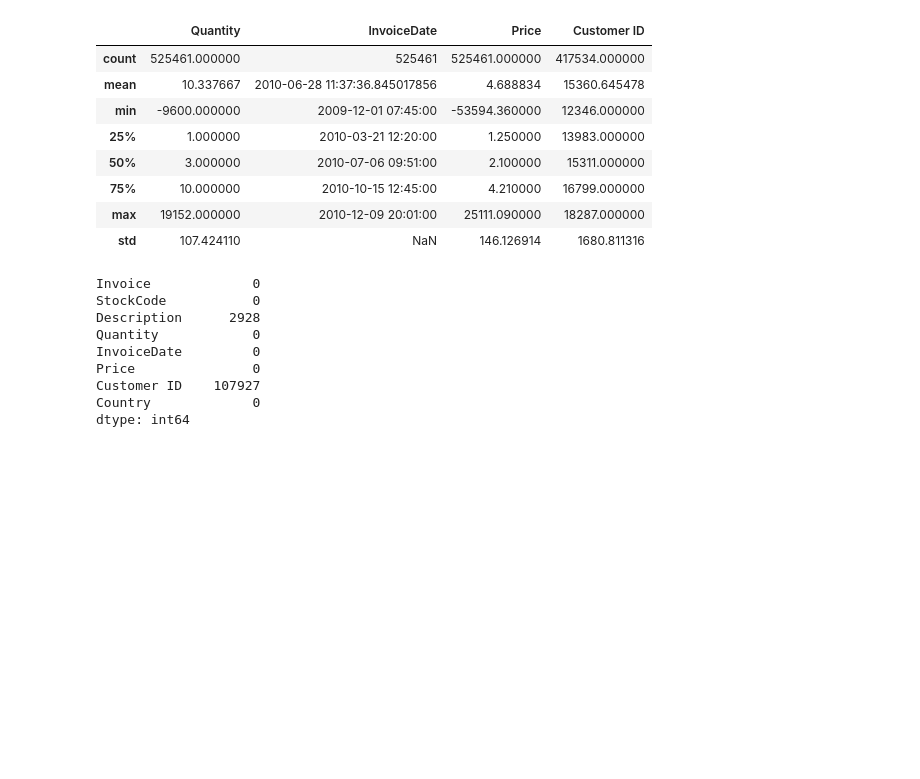
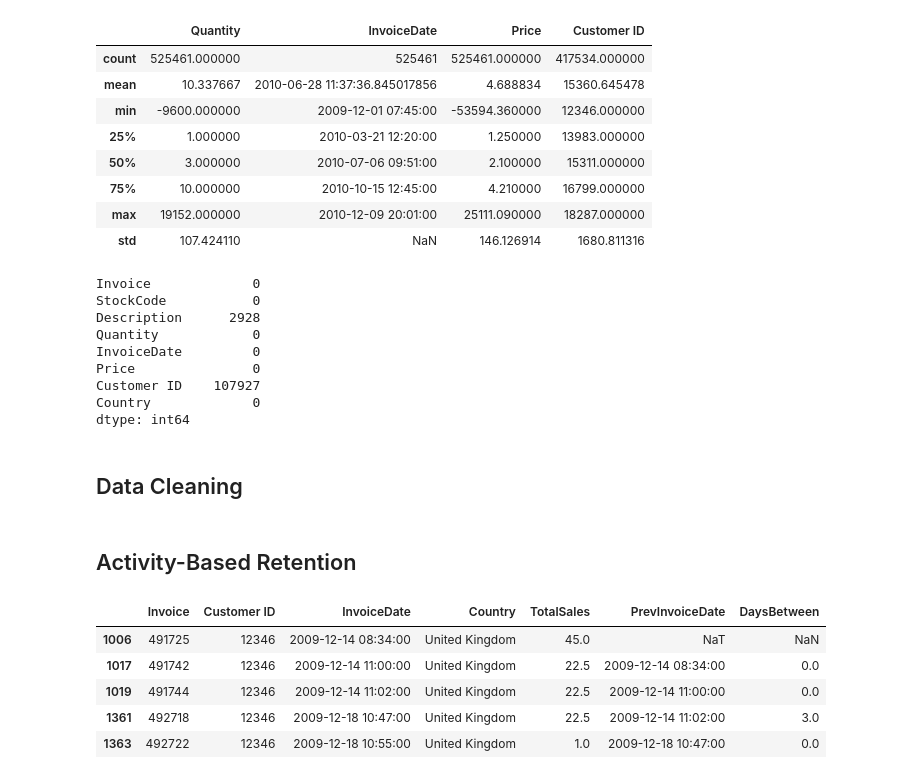
Before and after one commit to Areco892/customer-churn, a Jupyter notebook: analysis.ipynb, the cells around one changed output. Cells and saved outputs as stored; diff of their text form; code cells hidden in the pictures; blank space fills up the shorter version.

```diff
--- a/analysis.ipynb
+++ b/analysis.ipynb
@@ -77,6 +60,8 @@ Price               0
 Customer ID    107927
 Country             0
 dtype: int64
+# %% [markdown]
+## Data Cleaning
 # %%
 # Data Cleaning for 2009-2010 Data
 df = df_2009.copy()
@@ -113,0 +90,16 @@ df = df.groupby(['Invoice', 'Customer ID', 'InvoiceDate', 'Country'], as_index=F
+# %% [markdown]
+## Activity-Based Retention
+# %%
+df = df.groupby(['Invoice', 'Customer ID', 'InvoiceDate', 'Country'], as_index=False).agg({'TotalSales': 'sum'})
+df = df.sort_values(['Customer ID', 'InvoiceDate'])
+
+df['PrevInvoiceDate'] = df.groupby('Customer ID')['InvoiceDate'].shift(1)
+df['DaysBetween'] = (df['InvoiceDate'] - df['PrevInvoiceDate']).dt.days
+df.head()
+# %% [output]
+|  | Invoice | Customer ID | InvoiceDate | Country | TotalSales | PrevInvoiceDate | DaysBetween |
+| 1006 | 491725 | 12346 | 2009-12-14 08:34:00 | United Kingdom | 45.0 | NaT | NaN |
+| 1017 | 491742 | 12346 | 2009-12-14 11:00:00 | United Kingdom | 22.5 | 2009-12-14 08:34:00 | 0.0 |
+| 1019 | 491744 | 12346 | 2009-12-14 11:02:00 | United Kingdom | 22.5 | 2009-12-14 11:00:00 | 0.0 |
+| 1361 | 492718 | 12346 | 2009-12-18 10:47:00 | United Kingdom | 22.5 | 2009-12-14 11:02:00 | 3.0 |
+| 1363 | 492722 | 12346 | 2009-12-18 10:55:00 | United Kingdom | 1.0 | 2009-12-18 10:47:00 | 0.0 |
```
Also changed, not shown: parts of 7 cells of this notebook.
